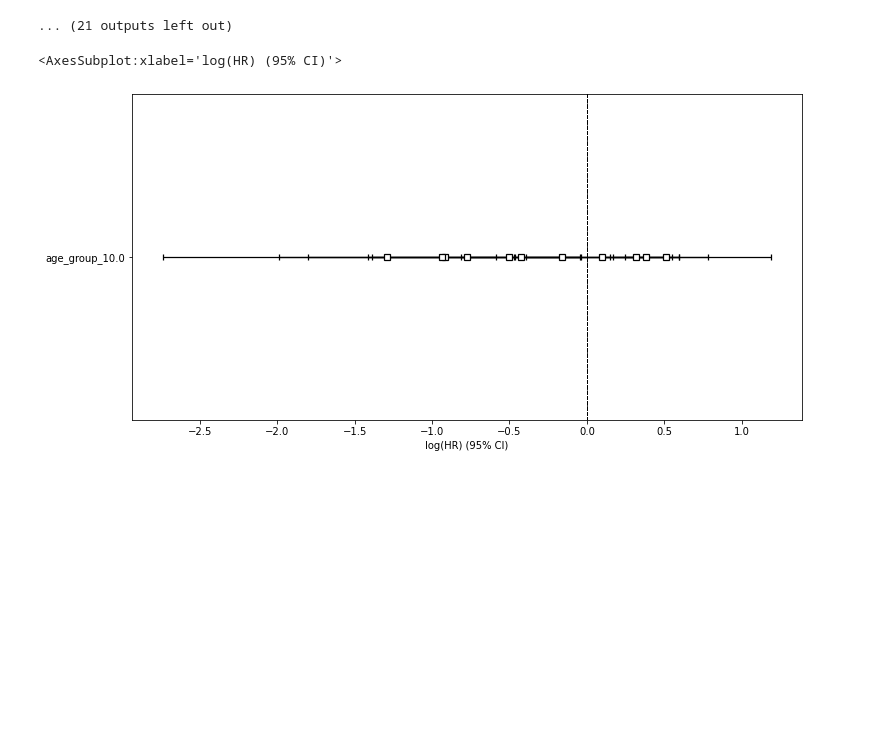
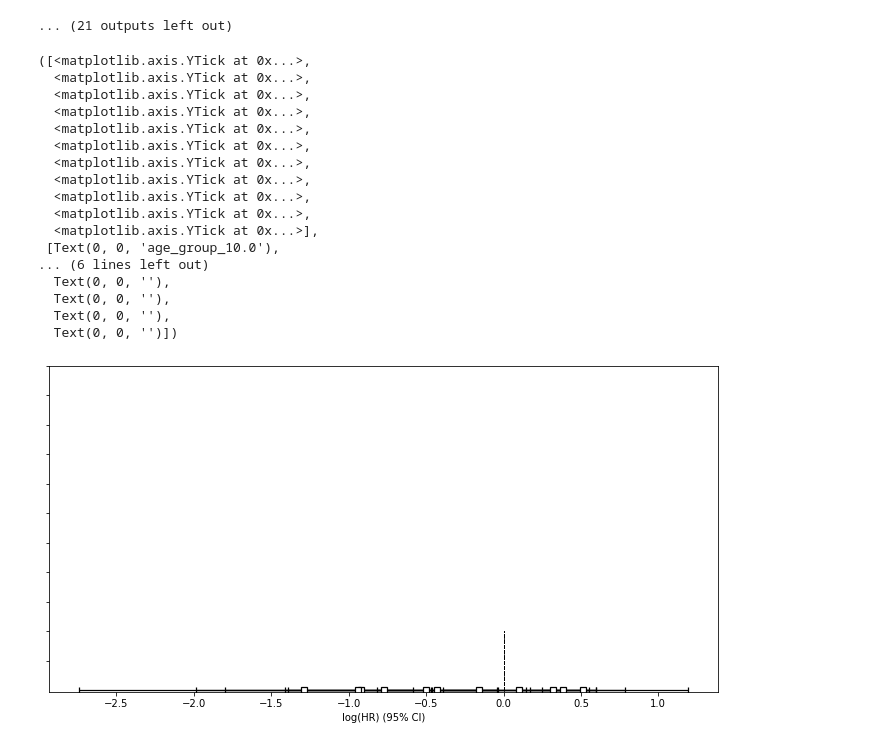
Before and after one commit to programmer-ethan/Capstone_Covid19, a Jupyter notebook: src_v4.ipynb, the cells around one changed output. Drawn from its saved outputs; the diff is of its cells as text; code cells hidden in the pictures; blank space fills up the shorter version.

Commit message:
Update src_v4.ipynb
yticks... but fail...

```diff
--- a/src_v4.ipynb
+++ b/src_v4.ipynb
@@ -398,0 +402,5 @@ df_dummy.head()
+# %%
+age_group_list=[]
+for idx in range(11):
+    age_group_list.append("age_group_"+str(idx)+".0")
+age_group_list
@@ -398,0 +419,4 @@ df_dummy.head()
+# %%
+cph = CoxPHFitter()   ## Instantiate the class to create a cph object
+cph.fit(df_dummy, 'days', event_col='outcome', strata=age_group_list)   ## Fit the data to train the model
+cph.print_summary()    ## HAve a look at the significance of the features
@@ -507,15 +557,32 @@ cph10.print_summary()
 # %%
 cph0.plot()
 cph1.plot()
 cph2.plot()
 cph3.plot()
 cph4.plot()
 cph5.plot()
 cph6.plot()
 cph7.plot()
 cph8.plot()
 cph9.plot()
 cph10.plot()
+plt.yticks(np.arange(1,12))
 # %% [output]
-<AxesSubplot:xlabel='log(HR) (95% CI)'>
+([<matplotlib.axis.YTick at 0x...>,
+  <matplotlib.axis.YTick at 0x...>,
+  <matplotlib.axis.YTick at 0x...>,
+  <matplotlib.axis.YTick at 0x...>,
+  <matplotlib.axis.YTick at 0x...>,
+  <matplotlib.axis.YTick at 0x...>,
+  <matplotlib.axis.YTick at 0x...>,
+  <matplotlib.axis.YTick at 0x...>,
+  <matplotlib.axis.YTick at 0x...>,
+  <matplotlib.axis.YTick at 0x...>,
+  <matplotlib.axis.YTick at 0x...>],
+ [Text(0, 0, 'age_group_10.0'),
+... (6 lines left out)
+  Text(0, 0, ''),
+  Text(0, 0, ''),
+  Text(0, 0, ''),
+  Text(0, 0, '')])
-[figure, old version]
+[figure, new version]
```
Also changed, not shown: parts of 9 cells of this notebook.
